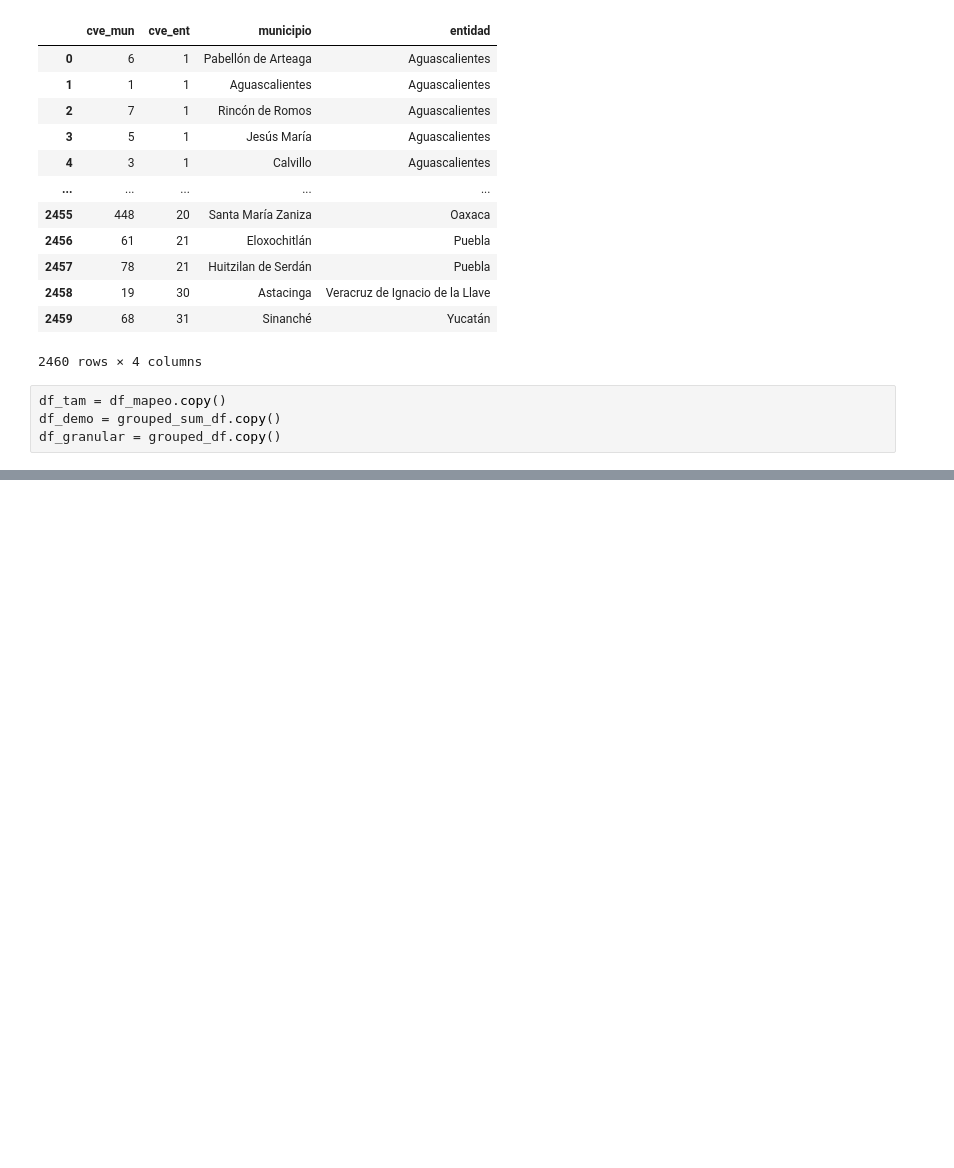
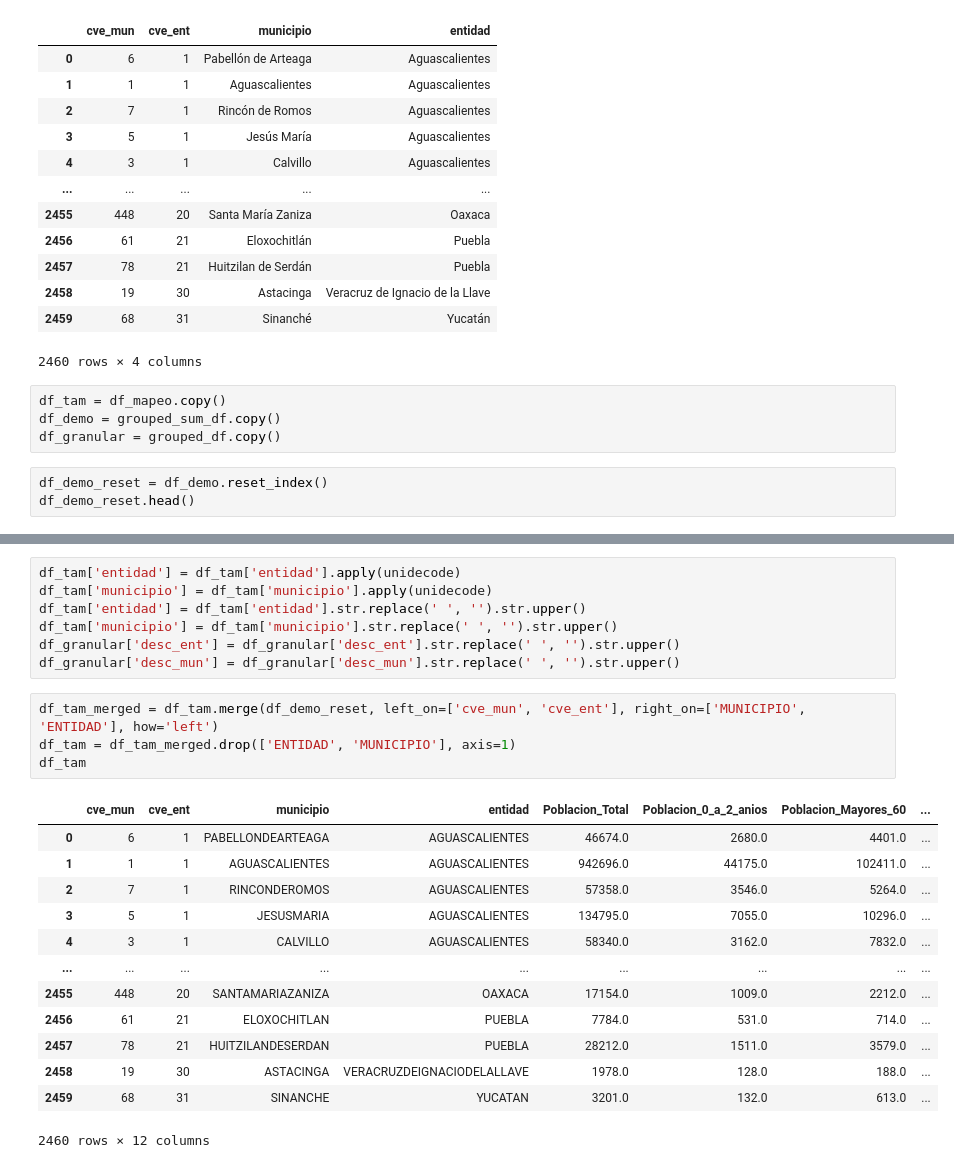
Before and after one commit to mellamanelpoeta/dataton, a Jupyter notebook: Python/01_tam.ipynb, the cells around one changed output, grey strips where cells are left out. Saved outputs shown, nothing was run; the diff lists cells and outputs as text; blank space fills up the shorter version.

Commit message:
Aproximación del TAM por municipio

```diff
--- a/Python/01_tam.ipynb
+++ b/Python/01_tam.ipynb
@@ -109,3 +110,6 @@ df_mapeo
 df_tam = df_mapeo.copy()
 df_demo = grouped_sum_df.copy()
 df_granular = grouped_df.copy()
+# %%
+df_demo_reset = df_demo.reset_index()
+df_demo_reset.head()
@@ -111,0 +133,25 @@ df_granular = grouped_df.copy()
+# %%
+df_tam['entidad'] = df_tam['entidad'].apply(unidecode)
+df_tam['municipio'] = df_tam['municipio'].apply(unidecode)
+df_tam['entidad'] = df_tam['entidad'].str.replace(' ', '').str.upper()
+df_tam['municipio'] = df_tam['municipio'].str.replace(' ', '').str.upper()
+df_granular['desc_ent'] = df_granular['desc_ent'].str.replace(' ', '').str.upper()
+df_granular['desc_mun'] = df_granular['desc_mun'].str.replace(' ', '').str.upper()
+# %%
+df_tam_merged = df_tam.merge(df_demo_reset, left_on=['cve_mun', 'cve_ent'], right_on=['MUNICIPIO', 'ENTIDAD'], how='left')
+df_tam = df_tam_merged.drop(['ENTIDAD', 'MUNICIPIO'], axis=1)
+df_tam
+# %% [output]
+|  | cve_mun | cve_ent | municipio | entidad | Poblacion_Total | Poblacion_0_a_2_anios | Poblacion_Mayores_60 | ... |
+| 0 | 6 | 1 | PABELLONDEARTEAGA | AGUASCALIENTES | 46674.0 | 2680.0 | 4401.0 | ... |
+| 1 | 1 | 1 | AGUASCALIENTES | AGUASCALIENTES | 942696.0 | 44175.0 | 102411.0 | ... |
+| 2 | 7 | 1 | RINCONDEROMOS | AGUASCALIENTES | 57358.0 | 3546.0 | 5264.0 | ... |
+| 3 | 5 | 1 | JESUSMARIA | AGUASCALIENTES | 134795.0 | 7055.0 | 10296.0 | ... |
+| 4 | 3 | 1 | CALVILLO | AGUASCALIENTES | 58340.0 | 3162.0 | 7832.0 | ... |
+| ... | ... | ... | ... | ... | ... | ... | ... | ... |
+| 2455 | 448 | 20 | SANTAMARIAZANIZA | OAXACA | 17154.0 | 1009.0 | 2212.0 | ... |
+| 2456 | 61 | 21 | ELOXOCHITLAN | PUEBLA | 7784.0 | 531.0 | 714.0 | ... |
+| 2457 | 78 | 21 | HUITZILANDESERDAN | PUEBLA | 28212.0 | 1511.0 | 3579.0 | ... |
+| 2458 | 19 | 30 | ASTACINGA | VERACRUZDEIGNACIODELALLAVE | 1978.0 | 128.0 | 188.0 | ... |
+| 2459 | 68 | 31 | SINANCHE | YUCATAN | 3201.0 | 132.0 | 613.0 | ... |
+2460 rows × 12 columns
```
Also changed, not shown: parts of 5 cells of this notebook.
